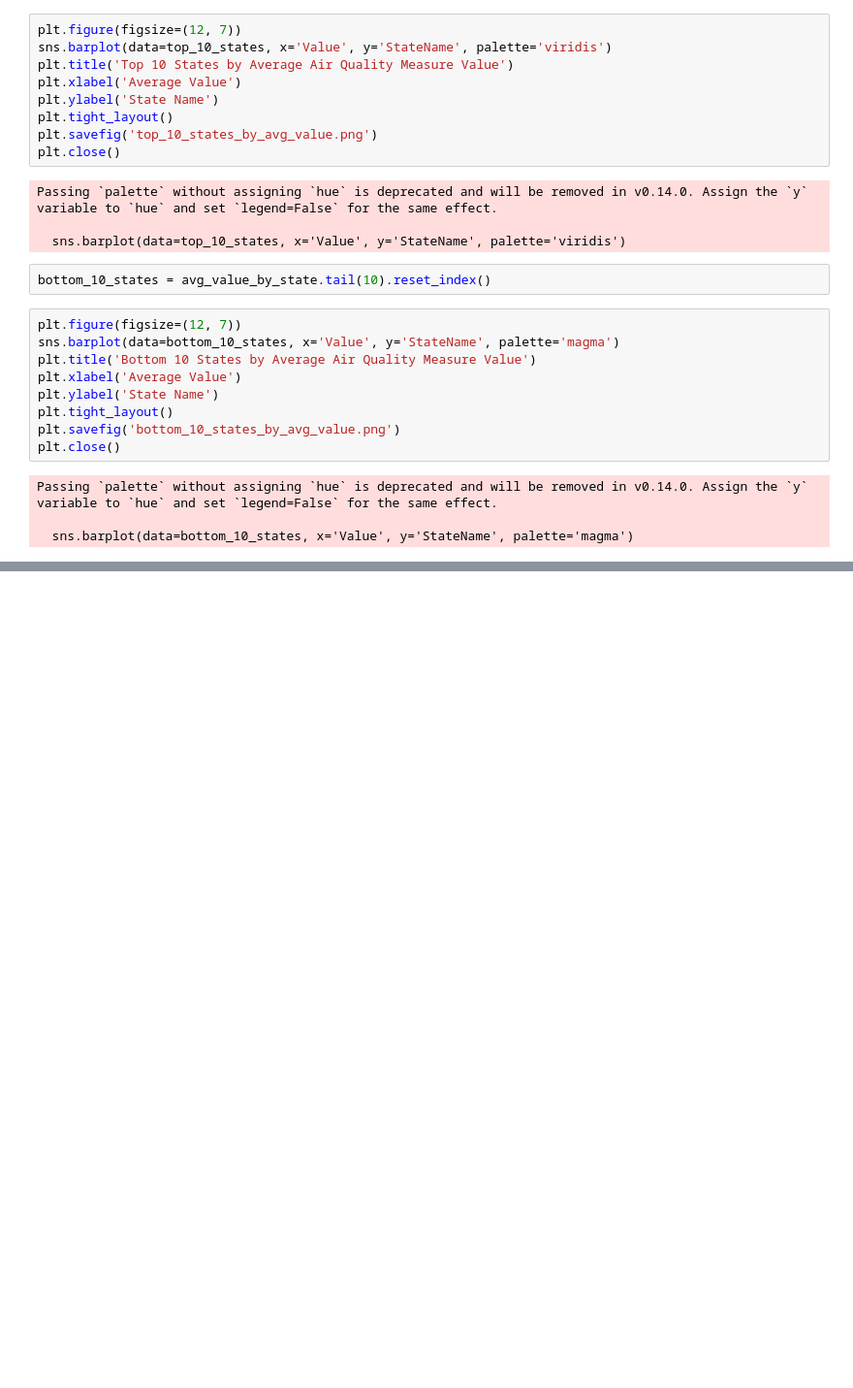
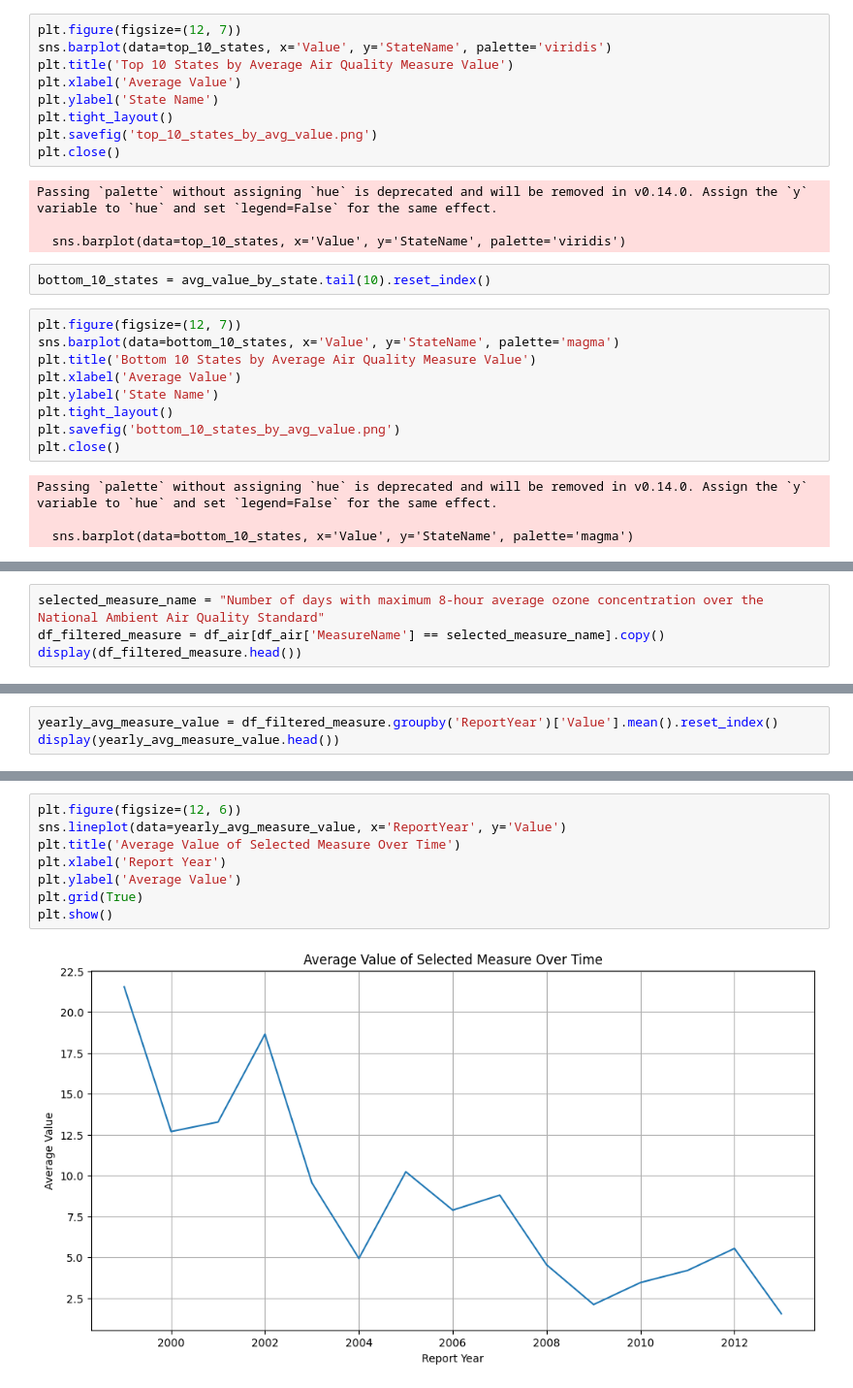
Before and after one commit to sidhanth123/Air-Quality-Measures, a Jupyter notebook: Air_Quality_Measures.ipynb, the cells around one changed output, grey strips where cells are left out. Shown at 97% size. Saved outputs shown, nothing was run; the diff lists cells and outputs as text; blank space fills up the shorter version.

```diff
--- a/Air_Quality_Measures.ipynb
+++ b/Air_Quality_Measures.ipynb
@@ -109,0 +163,4 @@ Passing `palette` without assigning `hue` is deprecated and will be removed in v
+# %%
+selected_measure_name = "Number of days with maximum 8-hour average ozone concentration over the National Ambient Air Quality Standard"
+df_filtered_measure = df_air[df_air['MeasureName'] == selected_measure_name].copy()
+display(df_filtered_measure.head())
@@ -109,0 +174,3 @@ Passing `palette` without assigning `hue` is deprecated and will be removed in v
+# %%
+yearly_avg_measure_value = df_filtered_measure.groupby('ReportYear')['Value'].mean().reset_index()
+display(yearly_avg_measure_value.head())
@@ -109,0 +184,10 @@ Passing `palette` without assigning `hue` is deprecated and will be removed in v
+# %%
+plt.figure(figsize=(12, 6))
+sns.lineplot(data=yearly_avg_measure_value, x='ReportYear', y='Value')
+plt.title('Average Value of Selected Measure Over Time')
+plt.xlabel('Report Year')
+plt.ylabel('Average Value')
+plt.grid(True)
+plt.show()
+# %% [output]
+[figure, added]
```
Also changed, not shown: parts of 14 cells of this notebook.
